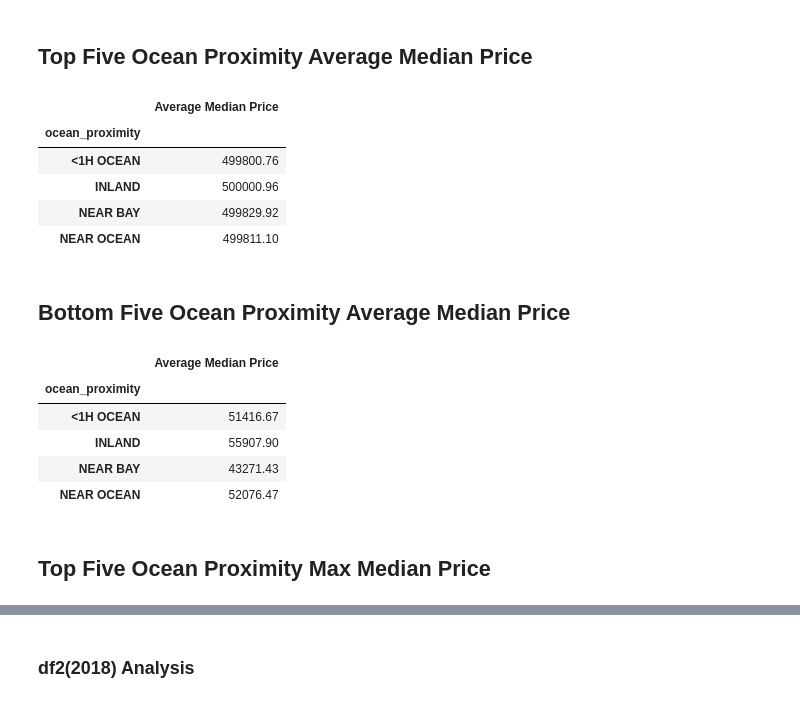
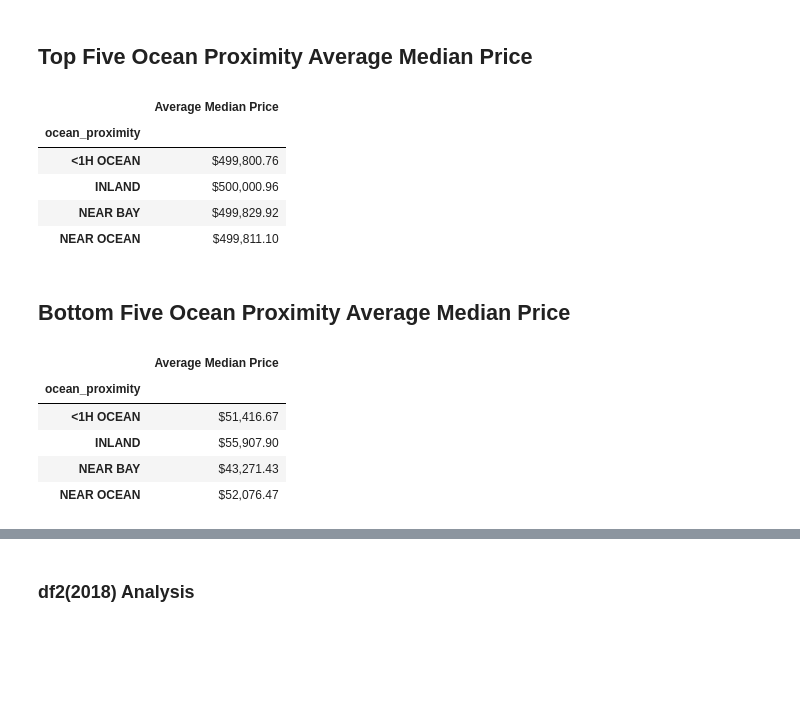
Before and after one commit to truonglybach/project1_UCI, a Jupyter notebook: shayan.ipynb, the cells around one changed output, grey strips where cells are left out. Drawn from its saved outputs; the diff is of its cells as text; code cells hidden in the pictures; blank space fills up the shorter version.

```diff
--- a/shayan.ipynb
+++ b/shayan.ipynb
@@ -9,7 +9,6 @@ import gmplot
 import scipy.stats as stats
 #from config import api_key
 # %%
-# Import database
-df1 = pd.read_csv('Data/housing.csv')
-df2 = pd.read_csv('Data/Total.csv')
-df1 = df1.dropna()
+# Read/store data
+ca_1990 = pd.read_csv('Data/housing.csv')
+ca_current = pd.read_csv('Data/Total.csv')
@@ -15,0 +46,2 @@ df1 = df1.dropna()
+# %%
+ca_1990 = ca_1990.dropna()
@@ -18,9 +59,9 @@ df1 = df1.dropna()
 # %% [markdown]
 Sort and slice data to get top and bottom 5%
 # %%
-# SSort data by house value
-df1 = df1.sort_values('median_house_value', ascending=False).reset_index(drop=True)
-df1.head()
+# Sort data by house value
+ca_1990 = ca_1990.sort_values('median_house_value', ascending=False).reset_index(drop=True)
+ca_1990.head()
 # %% [output]
 |  | longitude | latitude | housing_median_age | total_rooms | total_bedrooms | population | households | ... |
 | 0 | -118.42 | 34.08 | 48 | 2413 | 261.0 | 770 | 248 | ... |
@@ -31,6 +72,6 @@ df1.head()
 # %%
 # Slice the top 5%
-top5 = df1.iloc[:round(len(df1['median_house_value'])*0.05), :].sort_values('median_house_value', ascending=False)
+top5 = ca_1990.iloc[:round(len(ca_1990['median_house_value'])*0.05), :].sort_values('median_house_value', ascending=False)
 top5.head()
 # %% [output]
 |  | longitude | latitude | housing_median_age | total_rooms | total_bedrooms | population | households | ... |
@@ -152,26 +171,28 @@ Name: median_house_value, Length: 1022, dtype: int64
 # %%
 op_mean_house_value_top = top5.groupby("ocean_proximity")["median_house_value"].mean().round(2)
 op_mean_df_top = pd.DataFrame(op_mean_house_value_top)
-op_mean_df_top.rename(columns={"median_house_value":"Average Median Price"})
+op_mean_df_top = op_mean_df_top.rename(columns={"median_house_value":"Average Median Price"})
+op_mean_df_top['Average Median Price'] = op_mean_df_top['Average Median Price'].map('${:,.2f}'.format)
+op_mean_df_top
 # %% [output]
 |  | Average Median Price |
 | ocean_proximity |  |
-| <1H OCEAN | 499800.76 |
-| INLAND | 500000.96 |
-| NEAR BAY | 499829.92 |
-| NEAR OCEAN | 499811.10 |
+| <1H OCEAN | $499,800.76 |
+| INLAND | $500,000.96 |
+| NEAR BAY | $499,829.92 |
+| NEAR OCEAN | $499,811.10 |
 # %% [markdown]
 ## Bottom Five Ocean Proximity Average Median Price
 # %%
 op_mean_house_value_bottom = bottom5.groupby("ocean_proximity")["median_house_value"].mean().round(2)
 op_mean_df_bottom = pd.DataFrame(op_mean_house_value_bottom)
-op_mean_df_bottom.rename(columns={"median_house_value":"Average Median Price"})
+op_mean_df_bottom = op_mean_df_bottom.rename(columns={"median_house_value":"Average Median Price"})
+op_mean_df_bottom['Average Median Price'] = op_mean_df_bottom['Average Median Price'].map('${:,.2f}'.format)
+op_mean_df_bottom
 # %% [output]
 |  | Average Median Price |
 | ocean_proximity |  |
-| <1H OCEAN | 51416.67 |
-| INLAND | 55907.90 |
-| NEAR BAY | 43271.43 |
-| NEAR OCEAN | 52076.47 |
+| <1H OCEAN | $51,416.67 |
+| INLAND | $55,907.90 |
+| NEAR BAY | $43,271.43 |
+| NEAR OCEAN | $52,076.47 |
-# %% [markdown]
-## Top Five Ocean Proximity Max Median Price
```
Also changed, not shown: parts of 33 cells of this notebook, 9 other files.
